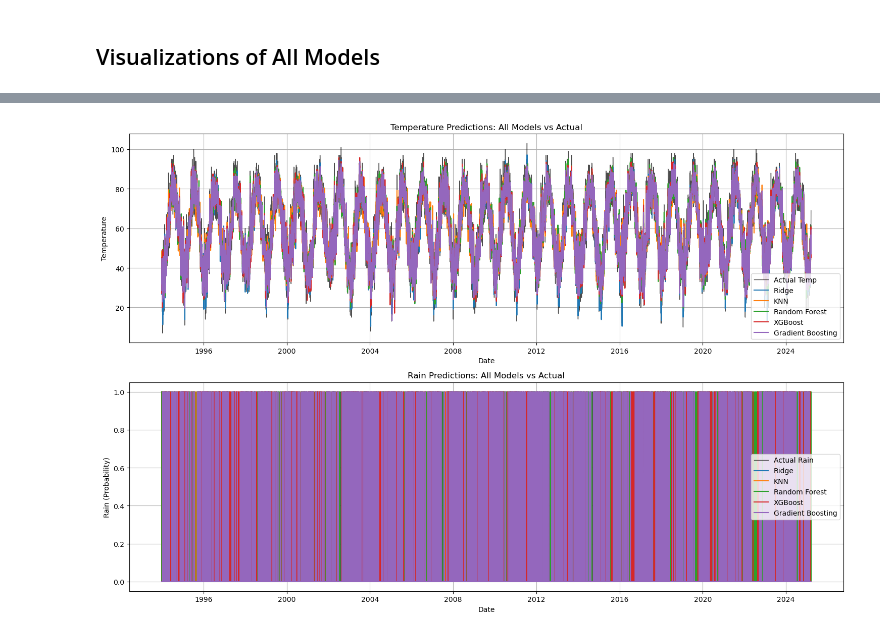
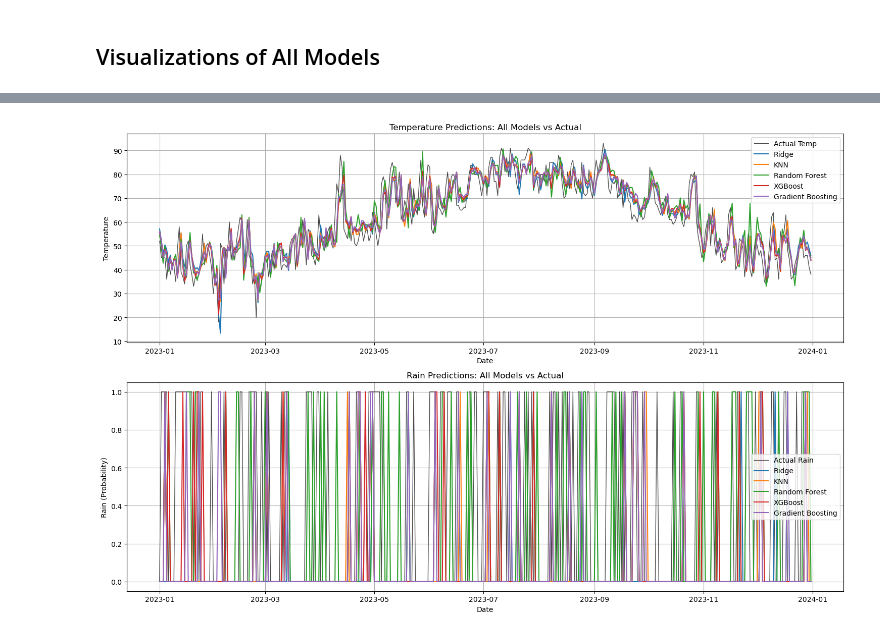
Before and after one commit to jebrinton/cs506finalproject, a Jupyter notebook: combined.ipynb, the cells around one changed output, grey strips where cells are left out. Cells and saved outputs as stored; diff of their text form; code cells hidden in the pictures.

Commit message:
Fixing of graphs, additional test runs of SARIMA

```diff
--- a/combined.ipynb
+++ b/combined.ipynb
@@ -36,0 +9,17 @@ Index(['AWND', 'PGTM', 'PRCP', 'SNOW', 'TMAX', 'TMIN'], dtype='object')
+# %%
+# Remove non-numerical data
+dataset = dataset.select_dtypes(include=['number', 'datetime'])
+# Change dtype from object to datetime.
+dataset.index = pd.to_datetime(dataset.index)
+
+# For each column, store the percentage of missing values.
+miss_pct = dataset.apply(pd.isnull).sum()/dataset.shape[0]
+
+# List columns with low miss_pct (good columns); feel free to tweak the threshold of how low we want missing values to be.
+good_columns = dataset.columns[miss_pct < 0.1]
+print(good_columns)
+dataset = dataset[good_columns].copy()
+dataset.apply(pd.isnull).sum()/dataset.shape[0]
+
+# Fill NaNs, specifically important for "PRCP" column for later predictions
+dataset = dataset.interpolate(method='linear')
@@ -177,7 +145,7 @@ def perform_grid_search(dataset, predictors):
     knn_temp_model = KNeighborsRegressor()
     knn_rain_model = KNeighborsClassifier()
 
-    param_grid = {'n_neighbors': range(1, 31)}
+    param_grid = {'n_neighbors': range(1, 150)}
 
     # Define the TimeSeriesSplit for cross-validation
     tscv = TimeSeriesSplit(n_splits=10)
@@ -369,42 +319,57 @@ plot_predictions(temp_gbr, rain_gbr, "Gradient Boosting", num_days=1825)
 # %%
 import matplotlib.pyplot as plt
 
 # Set up the figure and subplots
 fig, (ax1, ax2) = plt.subplots(2, 1, figsize=(15, 10))  # 2 rows, 1 column
 
+start_date = "2023-01-01"
+end_date = "2023-12-31"
+
+temp_ridge_filtered = temp_ridge.loc[start_date:end_date]
+temp_knn_filtered = temp_knn.loc[start_date:end_date]
+temp_rf_filtered = temp_rf.loc[start_date:end_date]
+temp_xgb_filtered = temp_xgb.loc[start_date:end_date]
+temp_gbr_filtered = temp_gbr.loc[start_date:end_date]
+
 # Plotting Temperature Predictions
-ax1.plot(temp_ridge.index, temp_ridge["actual_temp"], label="Actual Temp", color="black", linewidth=1, alpha=0.7)
-ax1.plot(temp_ridge.index, temp_ridge["predicted_temp"], label="Ridge")
-ax1.plot(temp_knn.index, temp_knn["predicted_temp"], label="KNN")
-ax1.plot(temp_rf.index, temp_rf["predicted_temp"], label="Random Forest")
-ax1.plot(temp_xgb.index, temp_xgb["predicted_temp"], label="XGBoost")
-ax1.plot(temp_gbr.index, temp_gbr["predicted_temp"], label="Gradient Boosting")
+ax1.plot(temp_ridge_filtered.index, temp_ridge_filtered["actual_temp"], label="Actual Temp", color="black", linewidth=1, alpha=0.7)
+ax1.plot(temp_ridge_filtered.index, temp_ridge_filtered["predicted_temp"], label="Ridge")
+ax1.plot(temp_knn_filtered.index, temp_knn_filtered["predicted_temp"], label="KNN")
+ax1.plot(temp_rf_filtered.index, temp_rf_filtered["predicted_temp"], label="Random Forest")
+ax1.plot(temp_xgb_filtered.index, temp_xgb_filtered["predicted_temp"], label="XGBoost")
+ax1.plot(temp_gbr_filtered.index, temp_gbr_filtered["predicted_temp"], label="Gradient Boosting")
 
 ax1.set_title("Temperature Predictions: All Models vs Actual")
 ax1.set_xlabel("Date")
 ax1.set_ylabel("Temperature")
 ax1.legend()
 ax1.grid(True)
 
+rain_logistic_filtered = rain_logistic.loc[start_date:end_date]
+rain_knn_filtered = rain_knn.loc[start_date:end_date]
+rain_rf_filtered = rain_rf.loc[start_date:end_date]
+rain_xgb_filtered = rain_xgb.loc[start_date:end_date]
+rain_gbr_filtered = rain_gbr.loc[start_date:end_date]
+
 # Plotting Rain Predictions
-ax2.plot(rain_logistic.index, rain_logistic["actual_rain"], label="Actual Rain", color="black", linewidth=1, alpha=0.7)
-ax2.plot(rain_logistic.index, rain_logistic["predicted_rain"], label="Ridge")
-ax2.plot(rain_knn.index, rain_knn["predicted_rain"], label="KNN")
-ax2.plot(rain_rf.index, rain_rf["predicted_rain"], label="Random Forest")
-ax2.plot(rain_xgb.index, rain_xgb["predicted_rain"], label="XGBoost")
-ax2.plot(rain_gbr.index, rain_gbr["predicted_rain"], label="Gradient Boosting")
+ax2.plot(rain_logistic_filtered.index, rain_logistic_filtered["actual_rain"], label="Actual Rain", color="black", linewidth=1, alpha=0.7)
+ax2.plot(rain_logistic_filtered.index, rain_logistic_filtered["predicted_rain"], label="Ridge")
+ax2.plot(rain_knn_filtered.index, rain_knn_filtered["predicted_rain"], label="KNN")
+ax2.plot(rain_rf_filtered.index, rain_rf_filtered["predicted_rain"], label="Random Forest")
+ax2.plot(rain_xgb_filtered.index, rain_xgb_filtered["predicted_rain"], label="XGBoost")
+ax2.plot(rain_gbr_filtered.index, rain_gbr_filtered["predicted_rain"], label="Gradient Boosting")
 
 ax2.set_title("Rain Predictions: All Models vs Actual")
 ax2.set_xlabel("Date")
 ax2.set_ylabel("Rain (Probability)")
 ax2.legend()
 ax2.grid(True)
 
 # Show the plot
 plt.tight_layout()
 plt.show()
 # %% [output]
-[figure, old version]
+[figure, new version]
 # %%
 # Attempting to improve accuracy (reduce average difference in temperature) by increasing the amount of data we train on from 10 years to 30 years:
 
```
Also changed, not shown: parts of 15 cells of this notebook, 3 other files.
